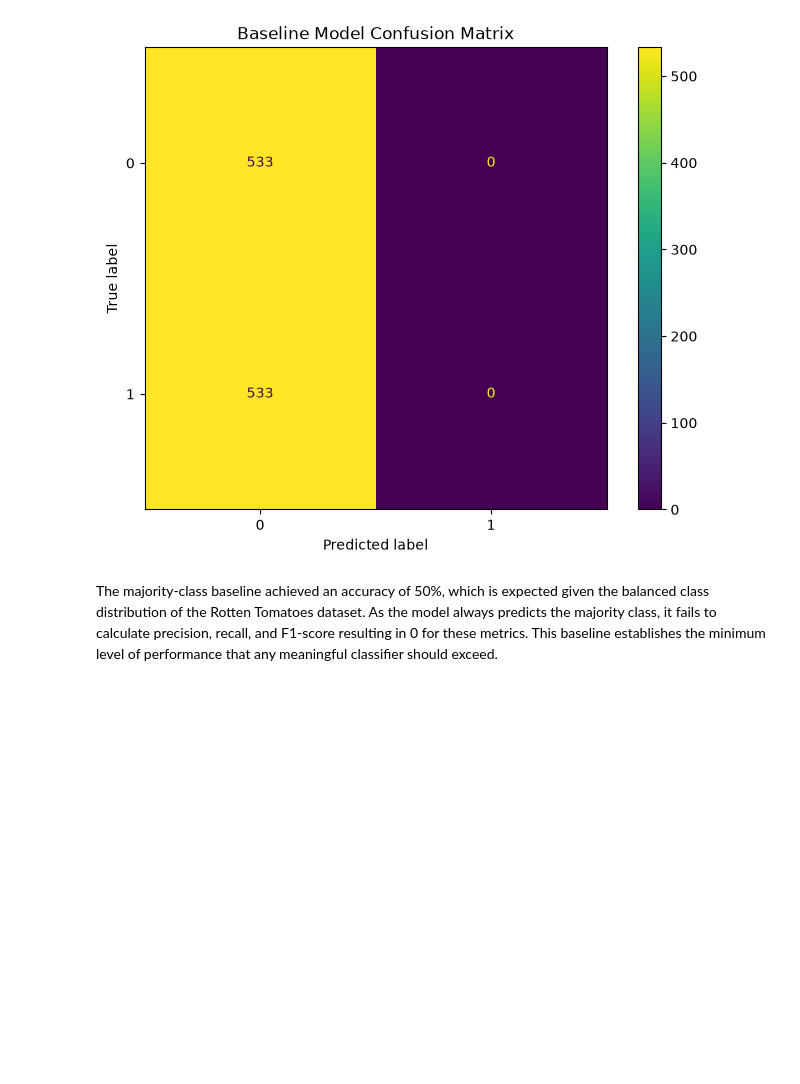
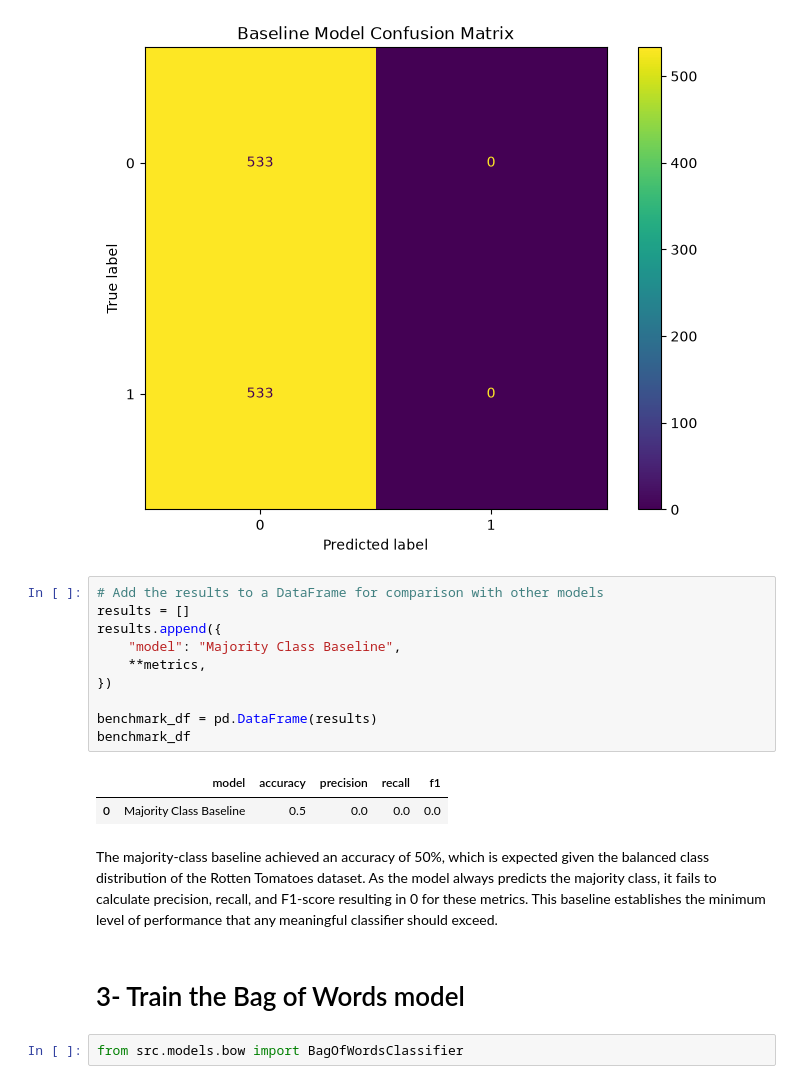
Before and after one commit to Alireza-Mirzadeh/llm-text-classification-benchmark, a Jupyter notebook: notebooks/02_baseline_models.ipynb, the cells around one changed output. Saved outputs shown, nothing was run; the diff lists cells and outputs as text; blank space fills up the shorter version.

```diff
--- a/notebooks/02_baseline_models.ipynb
+++ b/notebooks/02_baseline_models.ipynb
@@ -96,5 +99,22 @@ precision: 0.00
 recall: 0.00
 f1: 0.00
 [figure]
+# %%
+# Add the results to a DataFrame for comparison with other models
+results = []
+results.append({
+    "model": "Majority Class Baseline",
+    **metrics,
+})
+
+benchmark_df = pd.DataFrame(results)
+benchmark_df
+# %% [output]
+|  | model | accuracy | precision | recall | f1 |
+| 0 | Majority Class Baseline | 0.5 | 0.0 | 0.0 | 0.0 |
 # %% [markdown]
 The majority-class baseline achieved an accuracy of 50%, which is expected given the balanced class distribution of the Rotten Tomatoes dataset. As the model always predicts the majority class, it fails to calculate precision, recall, and F1-score resulting in 0 for these metrics. This baseline establishes the minimum level of performance that any meaningful classifier should exceed.
+# %% [markdown]
+# 3- Train the Bag of Words model
+# %%
+from src.models.bow import BagOfWordsClassifier
```
Also changed, not shown: parts of 8 cells of this notebook, 1 other file.
